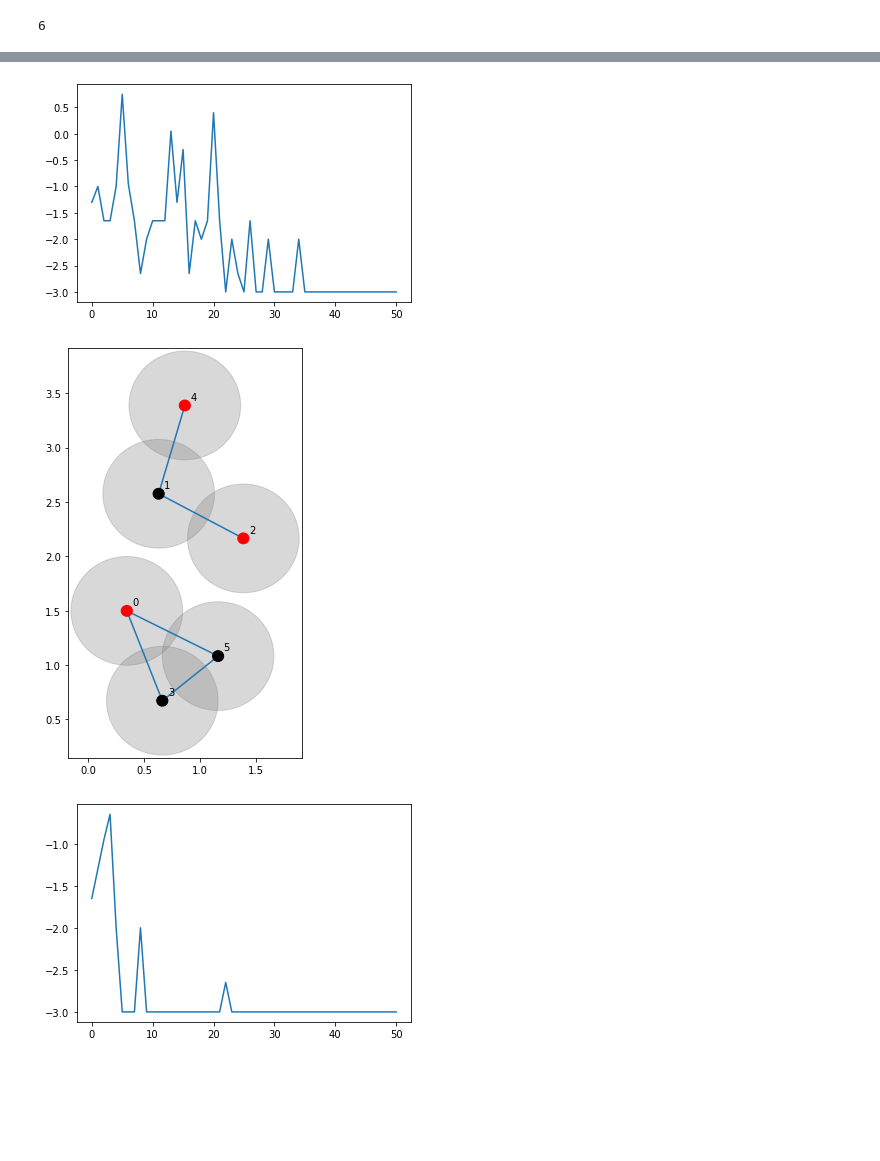
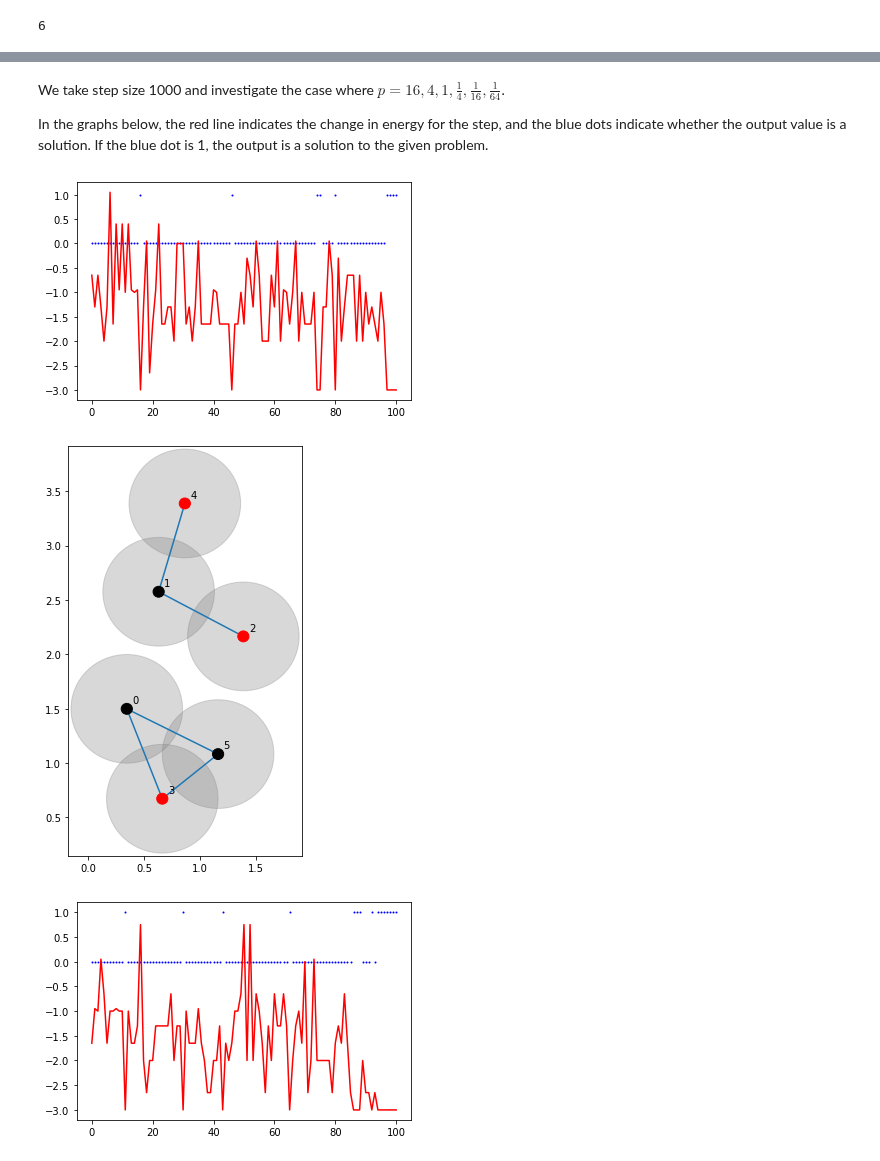
Before and after one commit to CDL-Quantum/CohortProject_2021, a Jupyter notebook: Week2_Rydberg_Atoms/Task1_graph.ipynb, the cells around one changed output, grey strips where cells are left out. Drawn from its saved outputs; the diff is of its cells as text; code cells hidden in the pictures; blank space fills up the shorter version.

Commit message:
revised Task1 result

```diff
--- a/Week2_Rydberg_Atoms/Task1_graph.ipynb
+++ b/Week2_Rydberg_Atoms/Task1_graph.ipynb
@@ -153,36 +144,18 @@ plt.show()
-# %%
-def Task1_graph(N, val):
-    t = np.arange(N+1)
-    T_i = 100
-    T_f = 0.01
-    T = T_i * ((T_f/T_i) ** ((t/N) ** val))
-    y1 = list(range(51))
-
-    for t in range(N+1):
-        temp = T[t]
-        E = udmis.mc_step(T=temp)
-
-        if t % 100 == 0:
-           k = t // 100
-           y1[k] = E
-
-        if t == N:
-            UO = udmis.occupations
-
-    x1 = range(51)
-    plt.plot(x1, y1)
-    plt.show()
-
-    g = draw_graph(coordinates=graph,
-                   radius=0.5,
-                   answer=UO)
+# %% [markdown]
+We take step size 1000 and investigate the case where $p = 16, 4, 1, \frac{1}{4}, \frac{1}{16}, \frac{1}{64}$.
+
+In the graphs below, the red line indicates the change in energy for the step,
+and the blue dots indicate whether the output value is a solution.
+If the blue dot is 1, the output is a solution to the given problem.
 # %%
-Task1_graph(5000, 1)
-Task1_graph(5000, 1/4)
-Task1_graph(5000, 1/16)
-Task1_graph(5000, 1/64)
+Task1_graph(1000, 16)
+Task1_graph(1000, 4)
+Task1_graph(1000, 1)
+Task1_graph(1000, 1/4)
+Task1_graph(1000, 1/16)
+Task1_graph(1000, 1/64)
 # %% [output]
-[figure, old version]
+[figure, new version]
-[figure, old version]
+[figure, new version]
-[figure, old version]
+[figure, new version]
 [figure]
```
Also changed, not shown: parts of 12 cells of this notebook.
